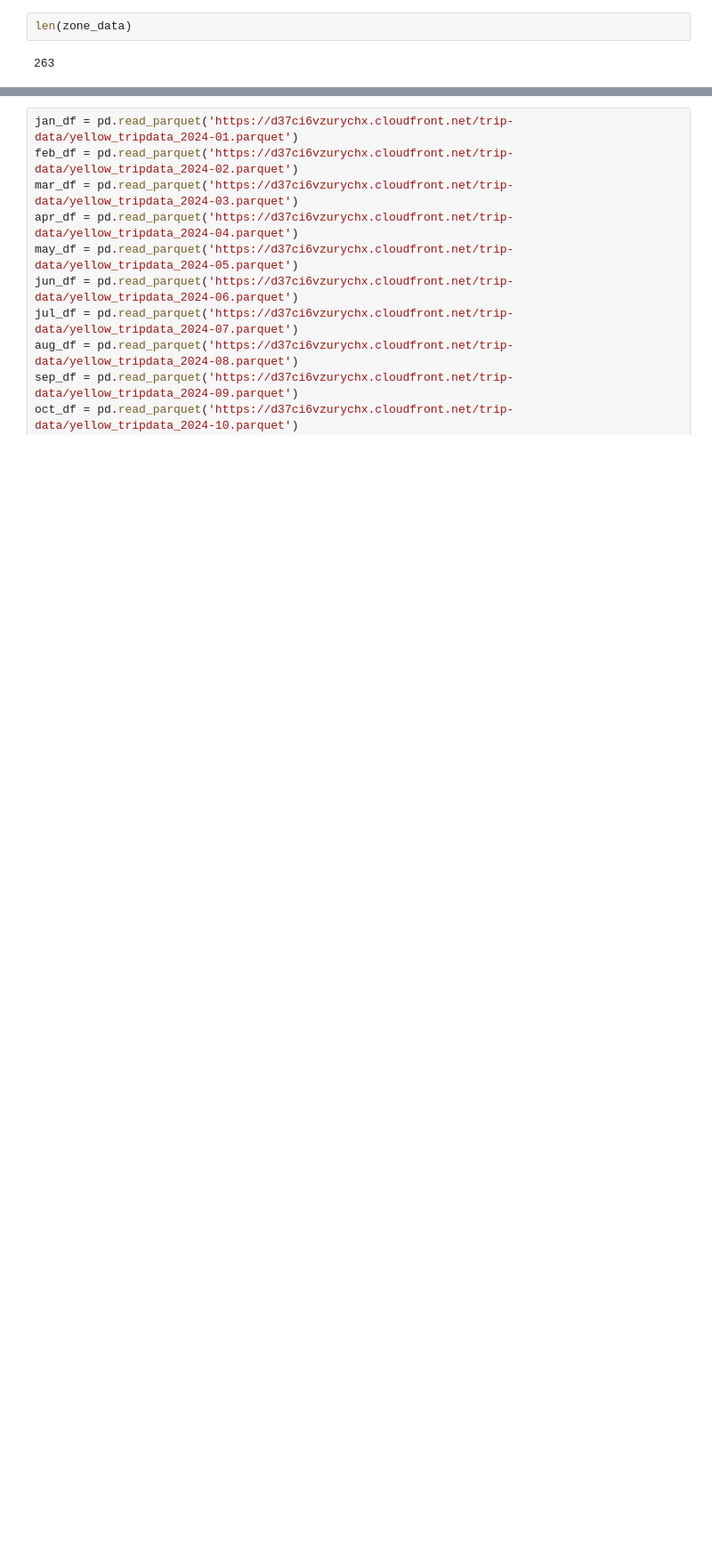
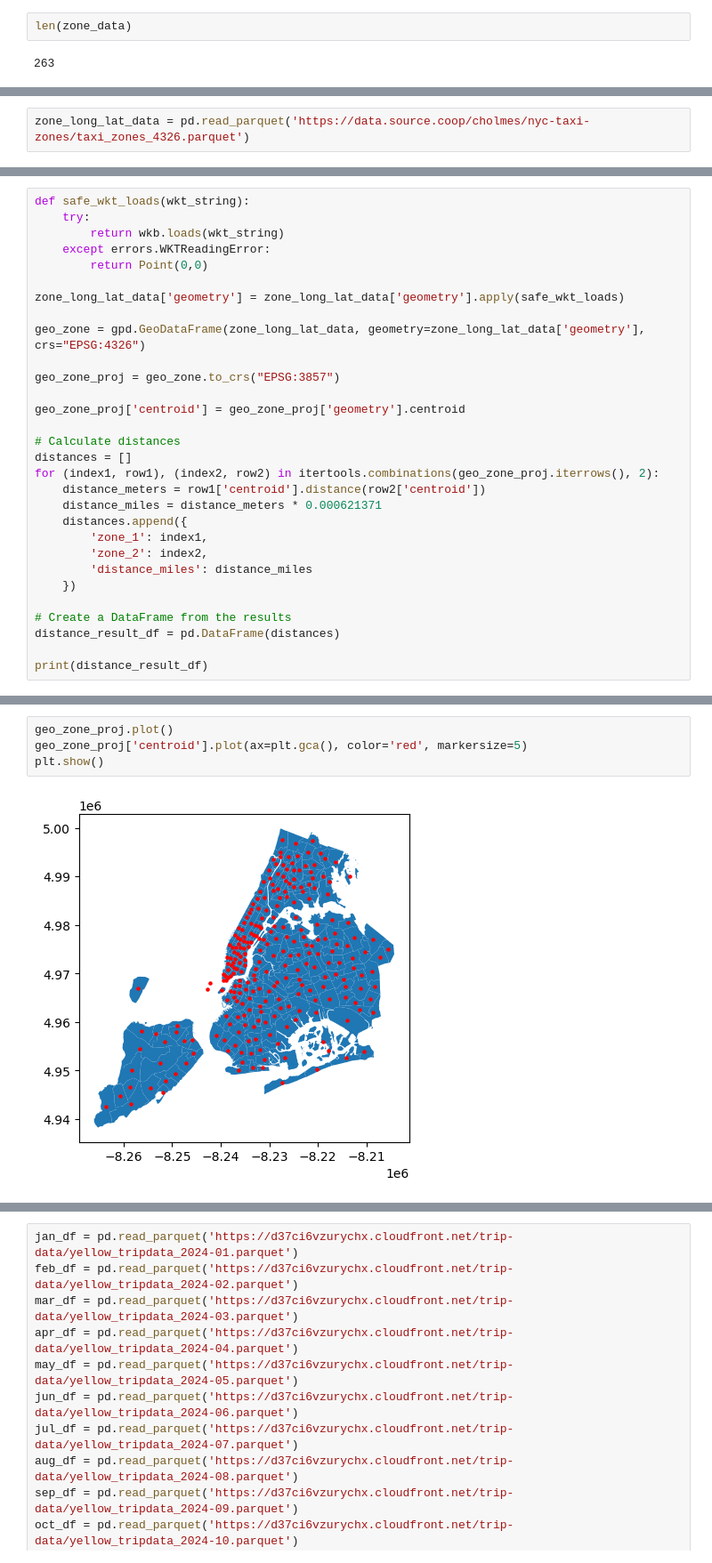
Before and after one commit to Krinnik/ny_ride_fair_optimization, a Jupyter notebook: nik_folder/niks_workspace.ipynb, the cells around one changed output, grey strips where cells are left out. Shown: that part at 89% size. Cells and saved outputs as stored; diff of their text form; blank space fills up the shorter version.

```diff
--- a/nik_folder/niks_workspace.ipynb
+++ b/nik_folder/niks_workspace.ipynb
@@ -67,3 +82,5 @@ zone_data.head(20)
 | 17 | 18 | 0.06979954986 | 0.00014885016 | Bedford Park | 18 | Bronx | b'\x01\x03\x00\x00\x00\x01\x00\x0... |
 | 18 | 19 | 0.10182487545 | 0.00054666109 | Bellerose | 19 | Queens | b'\x01\x03\x00\x00\x00\x01\x00\x0... |
 | 19 | 20 | 0.05144019244 | 0.00013451263 | Belmont | 20 | Bronx | b'\x01\x03\x00\x00\x00\x01\x00\x0... |
+# %%
+zone_long_lat_data = pd.read_parquet('https://data.source.coop/cholmes/nyc-taxi-zones/taxi_zones_4326.parquet')
@@ -69,0 +111,30 @@ zone_data.head(20)
+# %%
+def safe_wkt_loads(wkt_string):
+    try:
+        return wkb.loads(wkt_string)
+    except errors.WKTReadingError:
+        return Point(0,0)
+
+zone_long_lat_data['geometry'] = zone_long_lat_data['geometry'].apply(safe_wkt_loads)
+
+geo_zone = gpd.GeoDataFrame(zone_long_lat_data, geometry=zone_long_lat_data['geometry'], crs="EPSG:4326")
+
+geo_zone_proj = geo_zone.to_crs("EPSG:3857")
+
+geo_zone_proj['centroid'] = geo_zone_proj['geometry'].centroid
+
+# Calculate distances
+distances = []
+for (index1, row1), (index2, row2) in itertools.combinations(geo_zone_proj.iterrows(), 2):
+    distance_meters = row1['centroid'].distance(row2['centroid'])
+    distance_miles = distance_meters * 0.000621371
+    distances.append({
+        'zone_1': index1,
+        'zone_2': index2,
+        'distance_miles': distance_miles
+    })
+
+# Create a DataFrame from the results
+distance_result_df = pd.DataFrame(distances)
+
+print(distance_result_df)
@@ -69,0 +156,6 @@ zone_data.head(20)
+# %%
+geo_zone_proj.plot()
+geo_zone_proj['centroid'].plot(ax=plt.gca(), color='red', markersize=5)
+plt.show()
+# %% [output]
+[figure, added]
```
Also changed, not shown: parts of 33 cells of this notebook, 1 other file.
